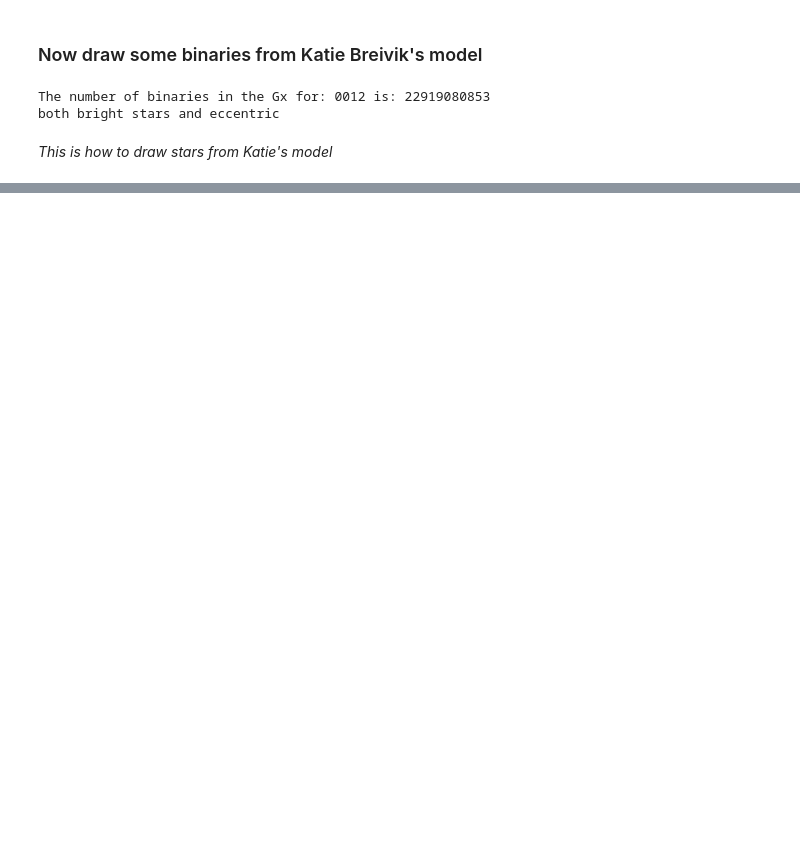
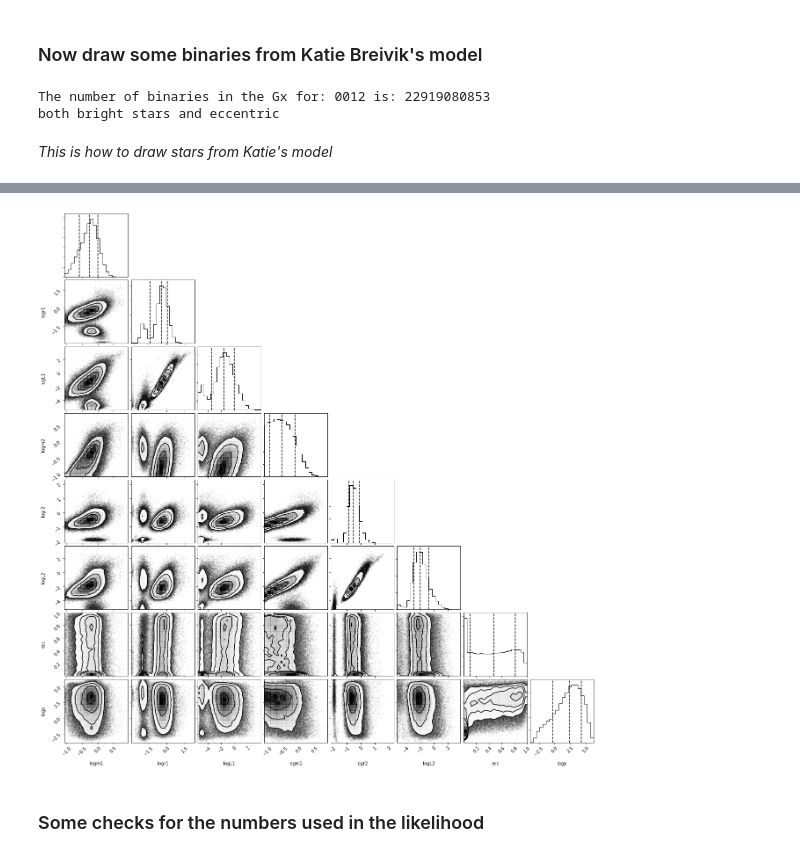
Before and after one commit to avapolzin/EBLSST, a Jupyter notebook: input/TRILEGAL/getTRILEGAL.ipynb, the cells around one changed output, grey strips where cells are left out. Drawn from its saved outputs; the diff is of its cells as text; code cells hidden in the pictures; blank space fills up the shorter version.

```diff
--- a/input/TRILEGAL/getTRILEGAL.ipynb
+++ b/input/TRILEGAL/getTRILEGAL.ipynb
@@ -206,0 +305,20 @@ print(BreivikBin)
+# %%
+#compare to Breivik's model
+paramsNames = ['m1', 'rad1', 'Lum1', 'm2', 'rad2', 'Lum2', 'ecc', 'logp']
+outNames = ['logm1', 'logr1', 'logL1', 'logm2', 'logr2', 'logL2', 'ecc', 'logp']
+reNames = {}
+for x,y in zip(paramsNames, outNames):
+    reNames[x] = y
+
+BreivikBin = g.GxSample(int(1e5))
+
+check = pd.concat( [ BreivikBin[paramsNames[:-2]].apply(np.log10), BreivikBin[paramsNames[-2:]] ], axis=1)
+check.rename(columns = reNames, inplace=True)
+
+#print(check)
+
+f = corner.corner(check.values, labels = outNames, quantiles = [0.16, 0.5, 0.84])
+# %% [output]
+[figure, added]
+# %% [markdown]
+### Some checks for the numbers used in the likelihood
```
Also changed, not shown: parts of 16 cells of this notebook, 1 other file.
